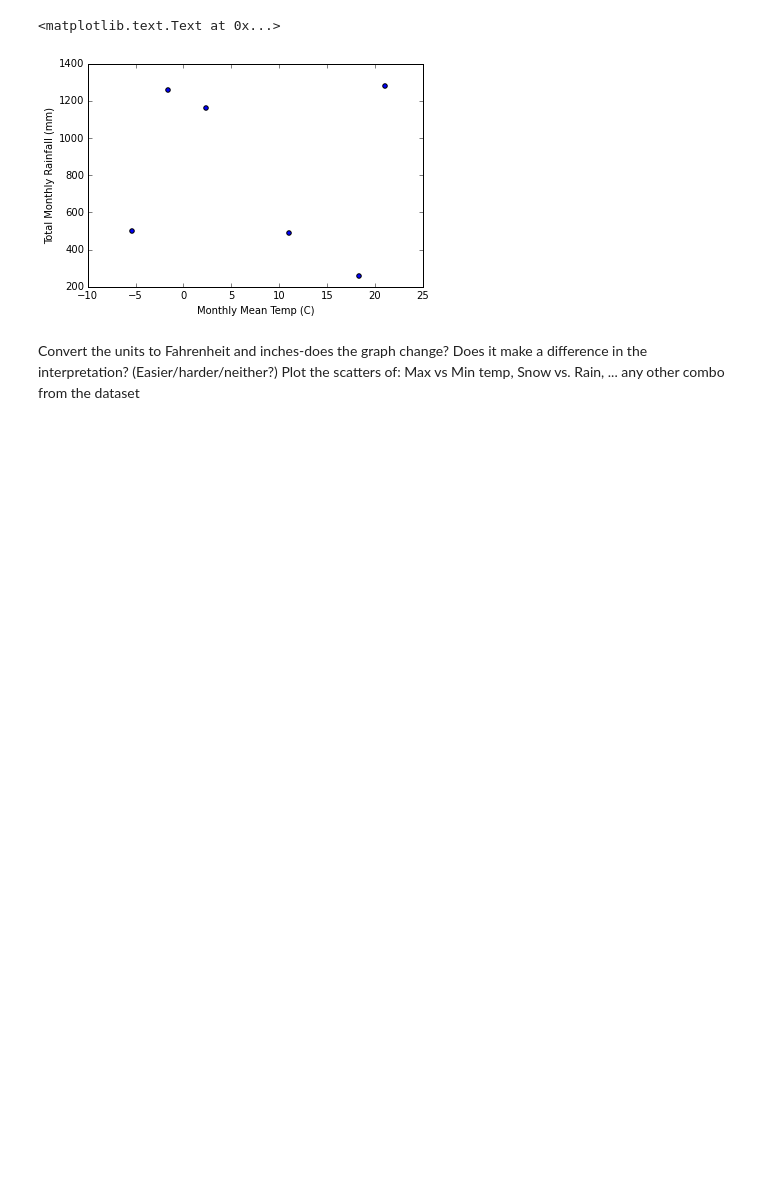
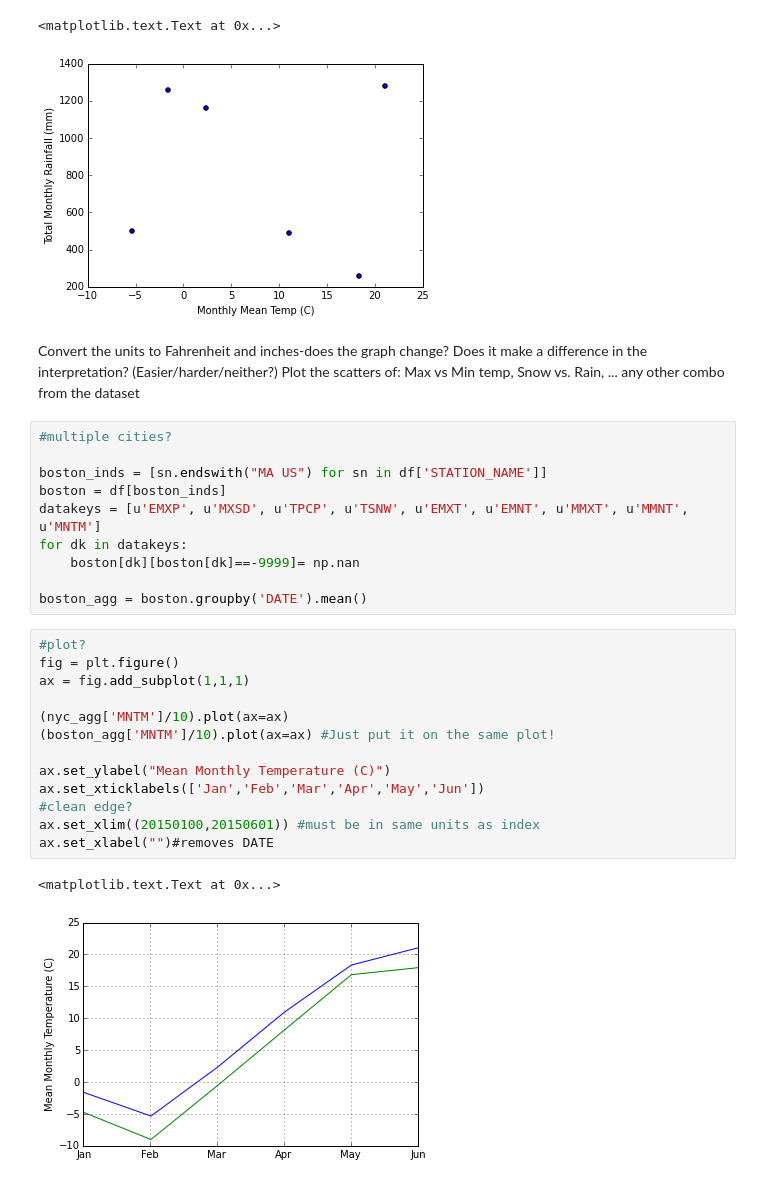
Before and after one commit to story645/EAS213, a Jupyter notebook: July17.ipynb, the cells around one changed output. Drawn from its saved outputs; the diff is of its cells as text; blank space fills up the shorter version.

Commit message:
Added in some toy example cells in July 16 and added in how to do multiple graphs, legend, and fancy formatting in July 17

```diff
--- a/July17.ipynb
+++ b/July17.ipynb
@@ -135,3 +135,29 @@ ax.set_ylabel("Total Monthly Rainfall (mm)")
 # %% [markdown]
 Convert the units to Fahrenheit and inches-does the graph change? Does it make a difference in the interpretation? (Easier/harder/neither?)
 Plot the scatters of: Max vs Min temp, Snow vs. Rain, ... any other combo from the dataset
+# %%
+#multiple cities?
+
+boston_inds = [sn.endswith("MA US") for sn in df['STATION_NAME']]
+boston = df[boston_inds]
+datakeys = [u'EMXP', u'MXSD', u'TPCP', u'TSNW', u'EMXT', u'EMNT', u'MMXT', u'MMNT', u'MNTM']
+for dk in datakeys:
+    boston[dk][boston[dk]==-9999]= np.nan
+
+boston_agg = boston.groupby('DATE').mean()
+# %%
+#plot?
+fig = plt.figure()
+ax = fig.add_subplot(1,1,1)
+
+(nyc_agg['MNTM']/10).plot(ax=ax)
+(boston_agg['MNTM']/10).plot(ax=ax) #Just put it on the same plot!
+
+ax.set_ylabel("Mean Monthly Temperature (C)")
+ax.set_xticklabels(['Jan','Feb','Mar','Apr','May','Jun'])
+#clean edge?
+ax.set_xlim((20150100,20150601)) #must be in same units as index
+ax.set_xlabel("")#removes DATE
+# %% [output]
+<matplotlib.text.Text at 0x...>
+[figure, added]
```
Also changed, not shown: parts of 6 cells of this notebook.
